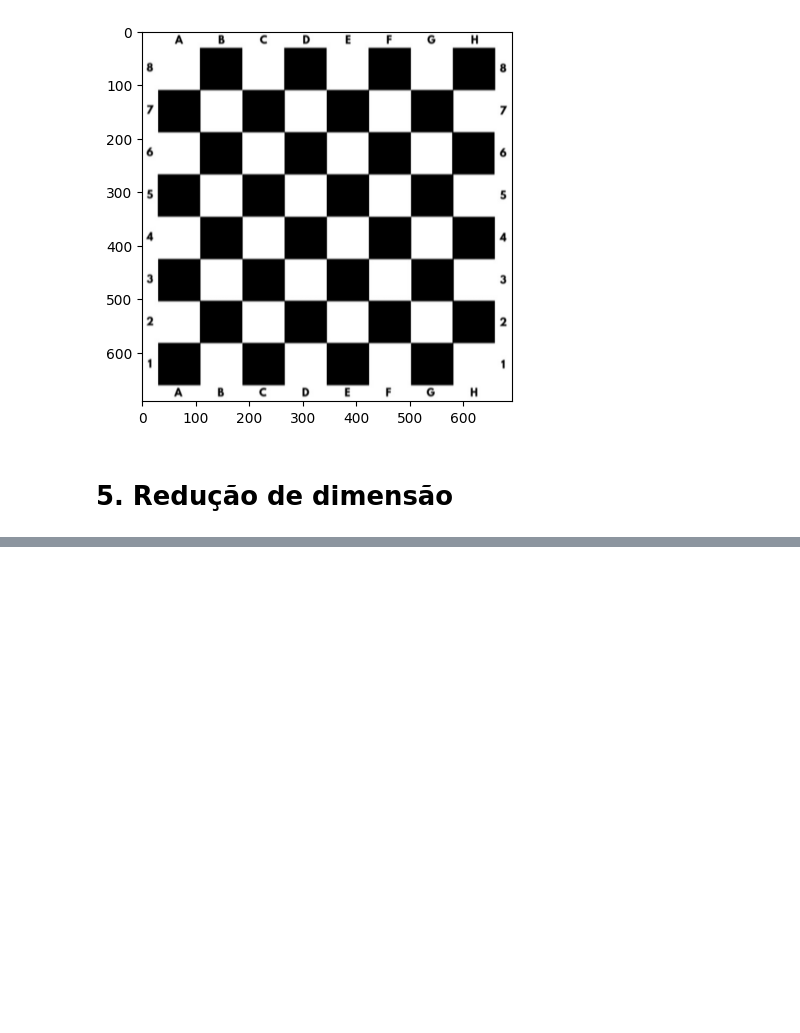
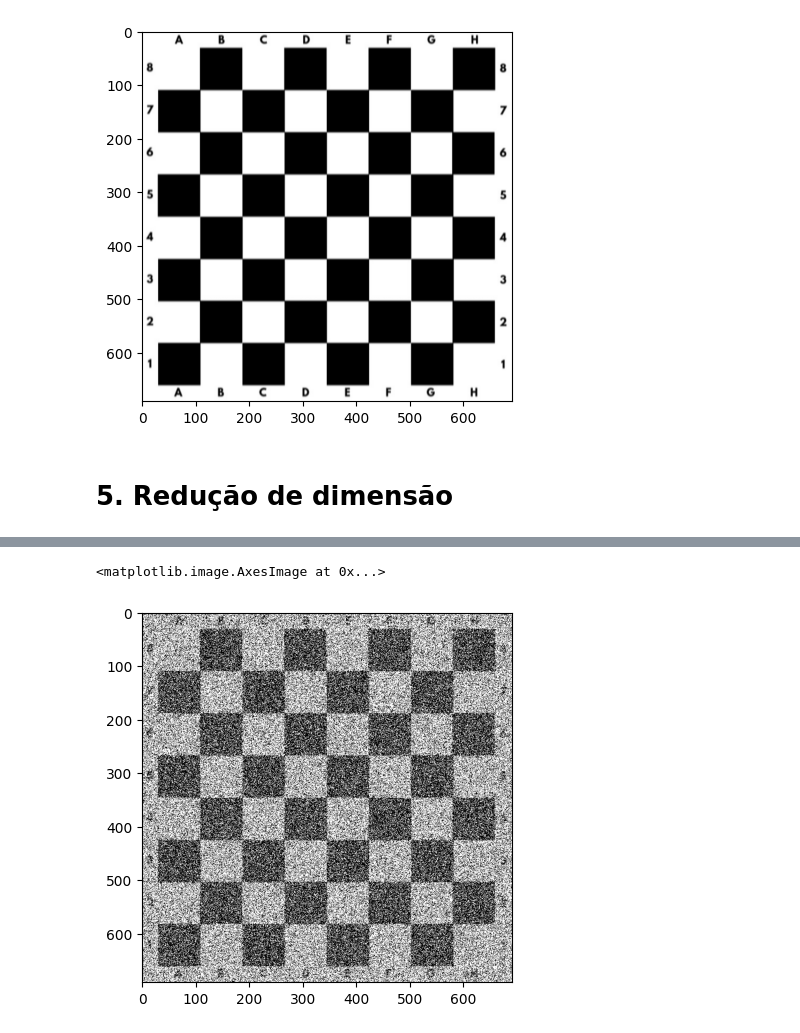
Before and after one commit to davi-dressler/fgv_vc, a Jupyter notebook: lista_1/funcoes.ipynb, the cells around one changed output, grey strips where cells are left out. Drawn from its saved outputs; the diff is of its cells as text; code cells hidden in the pictures; blank space fills up the shorter version.

```diff
--- a/lista_1/funcoes.ipynb
+++ b/lista_1/funcoes.ipynb
@@ -323,0 +354,6 @@ plt.imshow(img_red, cmap= "gray")
+# %%
+xadrez_ruido = gerarRuidoGaussiano(xadrez)
+plt.imshow(xadrez_ruido, cmap="gray")
+# %% [output]
+<matplotlib.image.AxesImage at 0x...>
+[figure, added]
```
Also changed, not shown: parts of 6 cells of this notebook.
